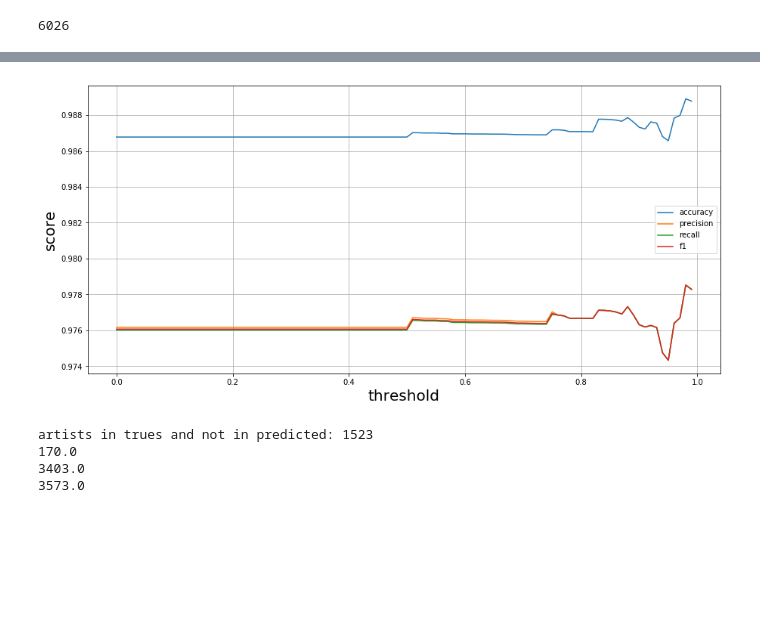
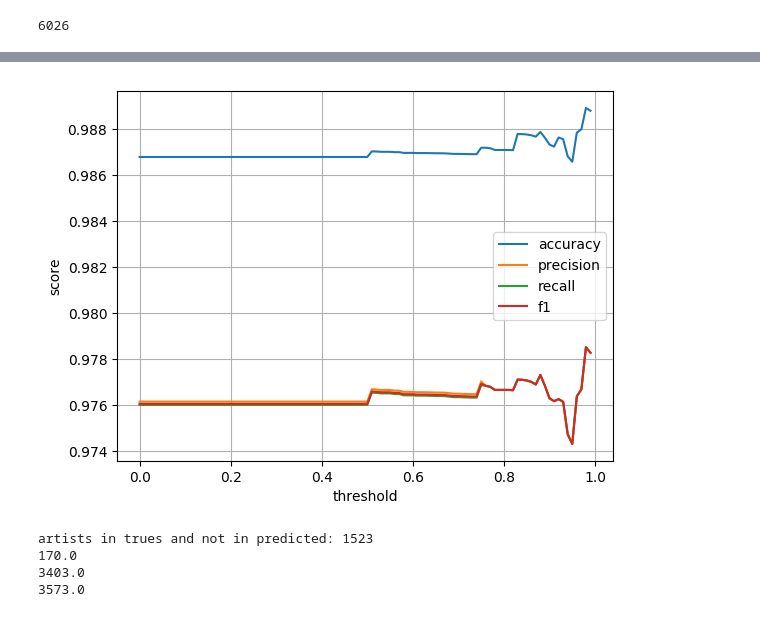
Before and after one commit to D2KLab/CityMUS, a Jupyter notebook: matching_performances/v3/check_performance.ipynb, the cells around one changed output, grey strips where cells are left out. Saved outputs shown, nothing was run; the diff lists cells and outputs as text; code cells hidden in the pictures; blank space fills up the shorter version.

```diff
--- a/matching_performances/v3/check_performance.ipynb
+++ b/matching_performances/v3/check_performance.ipynb
@@ -115,16 +119,16 @@ plt.show()
 # %%
-plt.figure(figsize=(15,7))
 plt.plot(stat_list[:,-1],stat_list[:,0])
 plt.plot(stat_list[:,-1],stat_list[:,1])
 plt.plot(stat_list[:,-1],stat_list[:,2])
 plt.plot(stat_list[:,-1],stat_list[:,3])
 plt.grid()
-plt.xlabel('threshold', fontsize=20)
-plt.ylabel('score', fontsize=20)
+plt.xlabel('threshold')
+plt.ylabel('score')
 plt.legend(['accuracy', 'precision','recall','f1'])
+plt.savefig('metrics_artists.png', bbox_inches='tight')
 plt.show()
 # %% [output]
-[figure, old version]
+[figure, new version]
 # %%
 print('artists in trues and not in predicted: %d' % stat_list[:,10][-1])
 print(stat_list[:,10][0])
```
Also changed, not shown: parts of 10 cells of this notebook, 5 other files.
